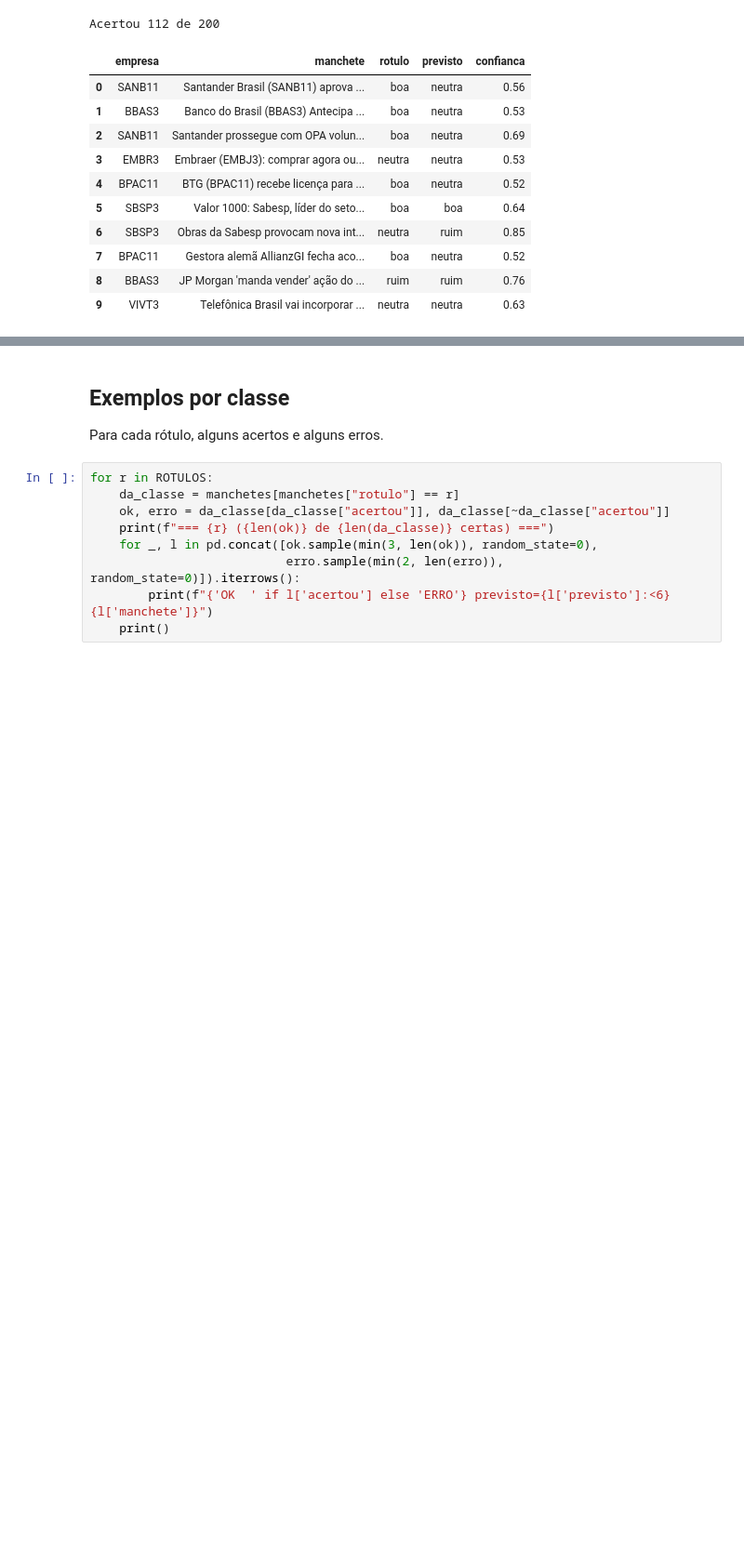
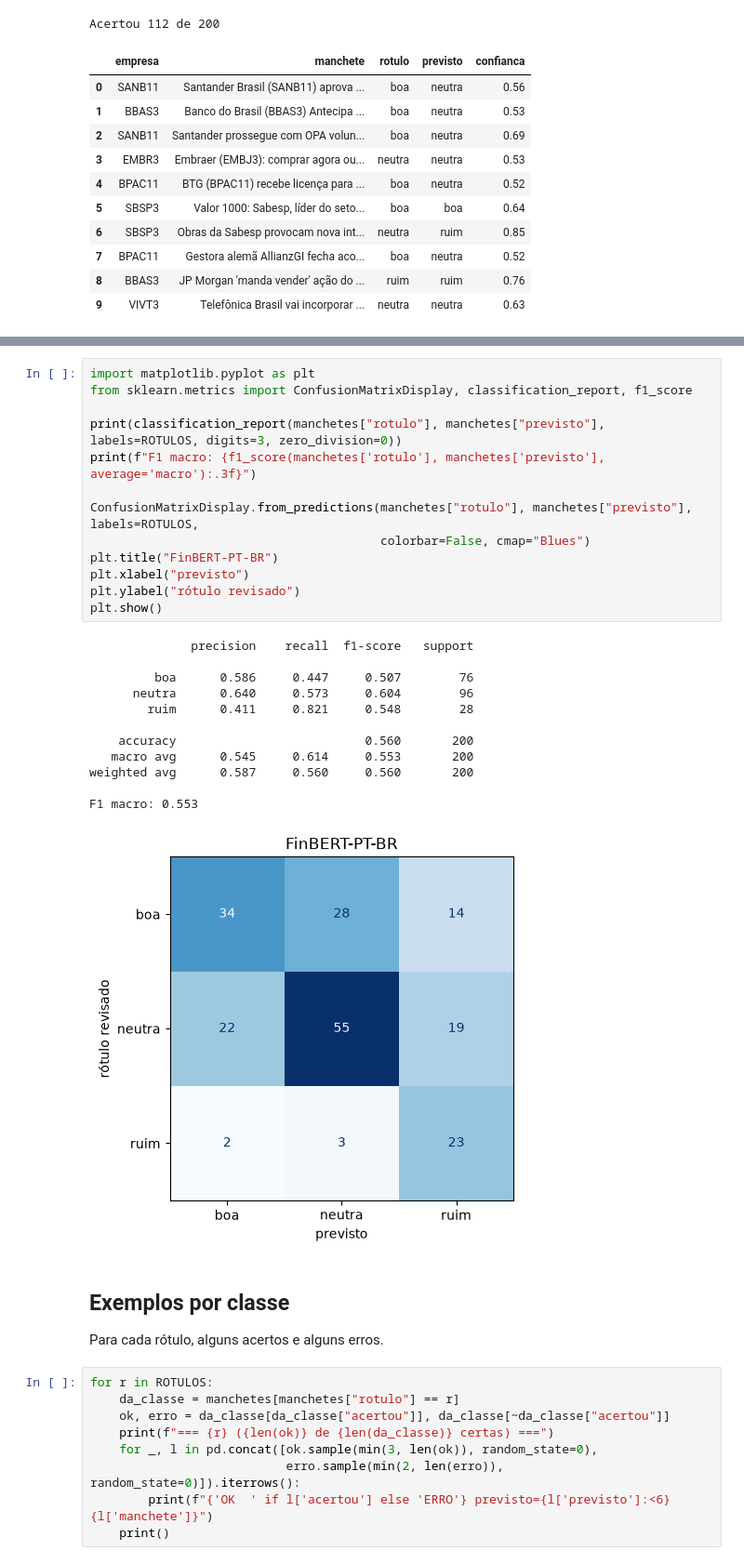
Before and after one commit to luajapiassu/portfolio-radar, a Jupyter notebook: notebooks/03_sentimentos_finbert.ipynb, the cells around one changed output, grey strips where cells are left out. Shown at 93% size. Cells and saved outputs as stored; diff of their text form; blank space fills up the shorter version.

Commit message:
Acrescenta métricas por classe e matriz de confusão e preenche a análise do FinBERT

```diff
--- a/notebooks/03_sentimentos_finbert.ipynb
+++ b/notebooks/03_sentimentos_finbert.ipynb
@@ -77,3 +81,29 @@ Acertou 112 de 200
+# %%
+import matplotlib.pyplot as plt
+from sklearn.metrics import ConfusionMatrixDisplay, classification_report, f1_score
+
+print(classification_report(manchetes["rotulo"], manchetes["previsto"], labels=ROTULOS, digits=3, zero_division=0))
+print(f"F1 macro: {f1_score(manchetes['rotulo'], manchetes['previsto'], average='macro'):.3f}")
+
+ConfusionMatrixDisplay.from_predictions(manchetes["rotulo"], manchetes["previsto"], labels=ROTULOS,
+                                        colorbar=False, cmap="Blues")
+plt.title("FinBERT-PT-BR")
+plt.xlabel("previsto")
+plt.ylabel("rótulo revisado")
+plt.show()
+# %% [output]
+              precision    recall  f1-score   support
+
+         boa      0.586     0.447     0.507        76
+      neutra      0.640     0.573     0.604        96
+        ruim      0.411     0.821     0.548        28
+
+    accuracy                          0.560       200
+   macro avg      0.545     0.614     0.553       200
+weighted avg      0.587     0.560     0.560       200
+
+F1 macro: 0.553
+[figure, added]
 # %% [markdown]
 ## Exemplos por classe
 
```
Also changed, not shown: parts of 3 cells of this notebook.
